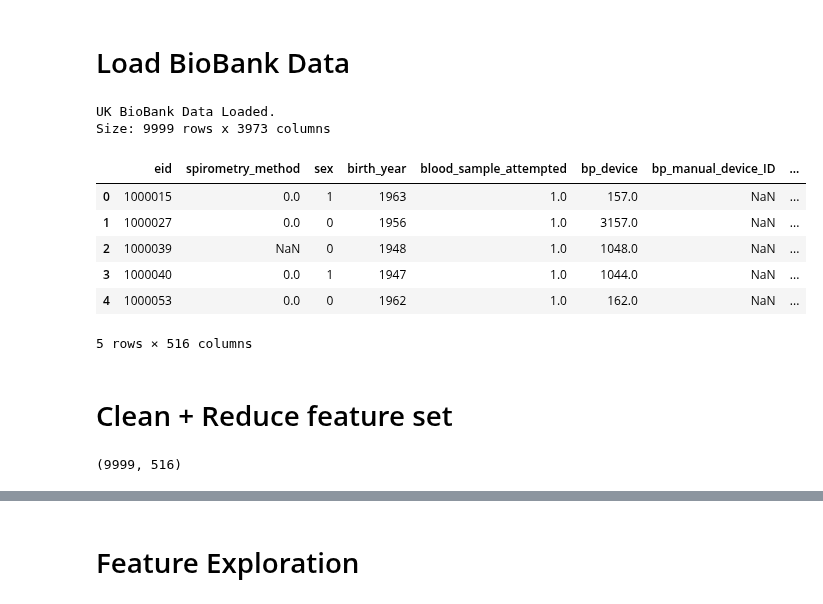
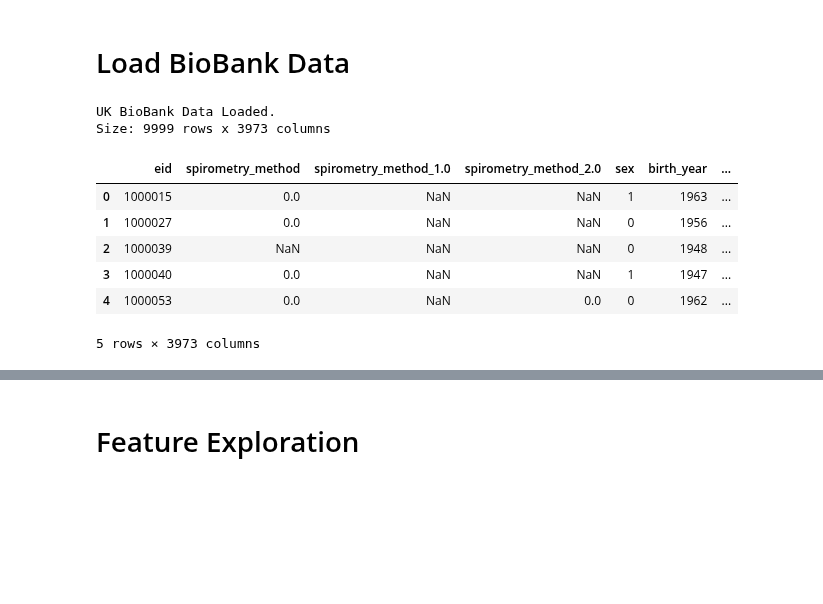
Before and after one commit to cole-khamnei/HLA_genotyping_associations, a Jupyter notebook: biobank_EDA.ipynb, the cells around one changed output, grey strips where cells are left out. Cells and saved outputs as stored; diff of their text form; code cells hidden in the pictures; blank space fills up the shorter version.

```diff
--- a/biobank_EDA.ipynb
+++ b/biobank_EDA.ipynb
@@ -45,16 +42,14 @@ index_tools.relevant_feature_search(biobank_index_full, "HTN").head(3)
 # %%
 biobank_data_full = data_tools.load_biobank_data(UK_BIOBANK_DATA_CSV_PATH, udi_map)
 biobank_index_full = index_tools.add_biobank_info_to_index(biobank_index_full, biobank_data_full)
-display(biobank_data.head())
+display(biobank_data_full.head())
 # %% [output]
 UK BioBank Data Loaded.
 Size: 9999 rows x 3973 columns
-|  | eid | spirometry_method | sex | birth_year | blood_sample_attempted | bp_device | bp_manual_device_ID | ... |
-| 0 | 1000015 | 0.0 | 1 | 1963 | 1.0 | 157.0 | NaN | ... |
-| 1 | 1000027 | 0.0 | 0 | 1956 | 1.0 | 3157.0 | NaN | ... |
-| 2 | 1000039 | NaN | 0 | 1948 | 1.0 | 1048.0 | NaN | ... |
-| 3 | 1000040 | 0.0 | 1 | 1947 | 1.0 | 1044.0 | NaN | ... |
-| 4 | 1000053 | 0.0 | 0 | 1962 | 1.0 | 162.0 | NaN | ... |
+|  | eid | spirometry_method | spirometry_method_1.0 | spirometry_method_2.0 | sex | birth_year | ... |
+| 0 | 1000015 | 0.0 | NaN | NaN | 1 | 1963 | ... |
+| 1 | 1000027 | 0.0 | NaN | NaN | 0 | 1956 | ... |
+| 2 | 1000039 | NaN | NaN | NaN | 0 | 1948 | ... |
+| 3 | 1000040 | 0.0 | NaN | NaN | 1 | 1947 | ... |
+| 4 | 1000053 | 0.0 | NaN | 0.0 | 0 | 1962 | ... |
-5 rows × 516 columns
+5 rows × 3973 columns
-# %% [markdown]
-# Clean + Reduce feature set
@@ -69,4 +55,0 @@ biobank_data = biobank_data_full[reduced_feature_set]
-# %%
-biobank_data.shape
-# %% [output]
-(9999, 516)
```
Also changed, not shown: parts of 18 cells of this notebook, 2 other files.
